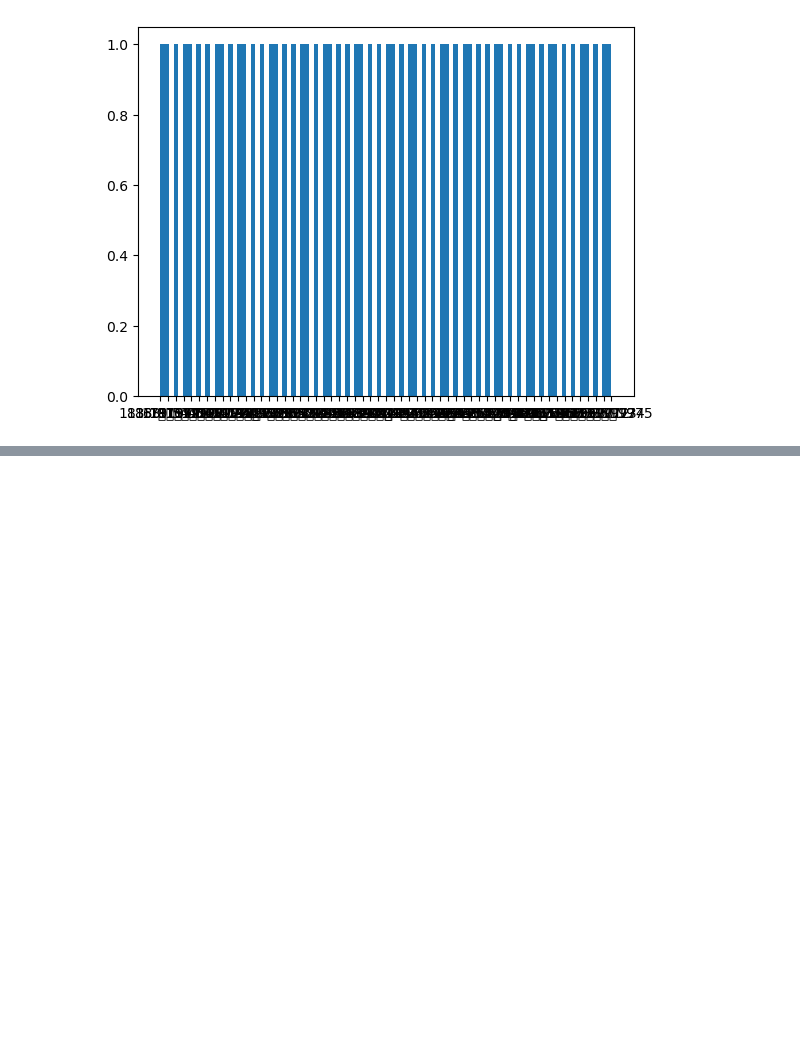
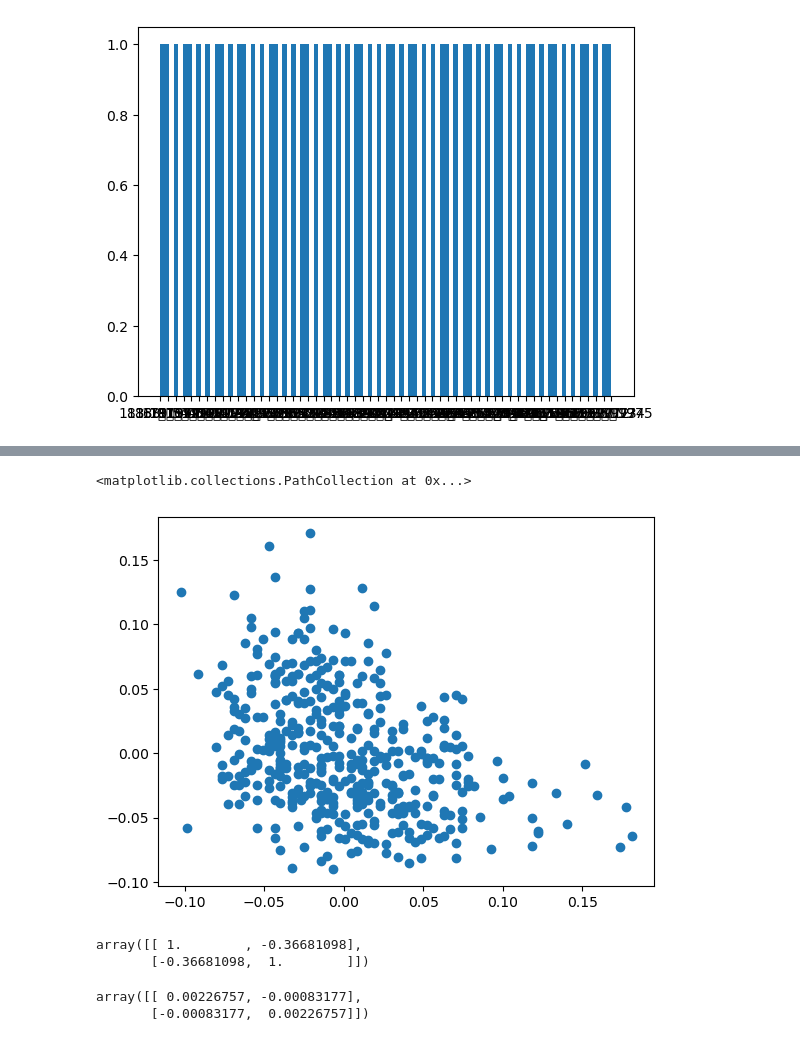
Before and after one commit to GalkaKG/Math-Concepts-for-Developers, a Jupyter notebook: 11. Statistics/Statistics.ipynb, the cells around one changed output, grey strips where cells are left out. Cells and saved outputs as stored; diff of their text form; code cells hidden in the pictures; blank space fills up the shorter version.

```diff
--- a/11. Statistics/Statistics.ipynb
+++ b/11. Statistics/Statistics.ipynb
@@ -94,0 +187,15 @@ plt.show()
+# %%
+plt.scatter(hdl, bmi)
+# %% [output]
+<matplotlib.collections.PathCollection at 0x...>
+[figure, added]
+# %%
+np.corrcoef(hdl, bmi)
+# %% [output]
+array([[ 1.        , -0.36681098],
+       [-0.36681098,  1.        ]])
+# %%
+np.cov(hdl, bmi)
+# %% [output]
+array([[ 0.00226757, -0.00083177],
+       [-0.00083177,  0.00226757]])
```
Also changed, not shown: parts of 14 cells of this notebook, 1 other file.
